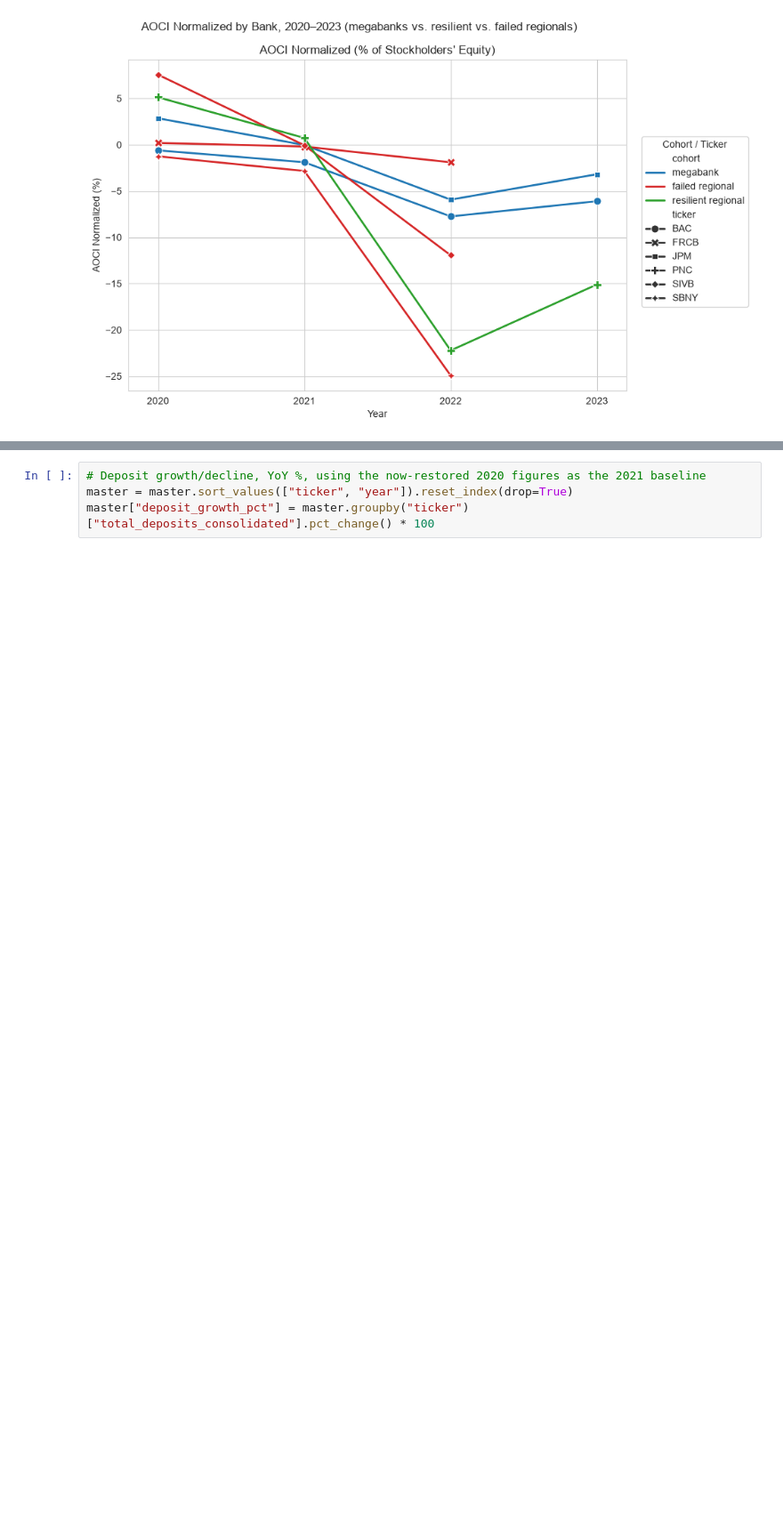
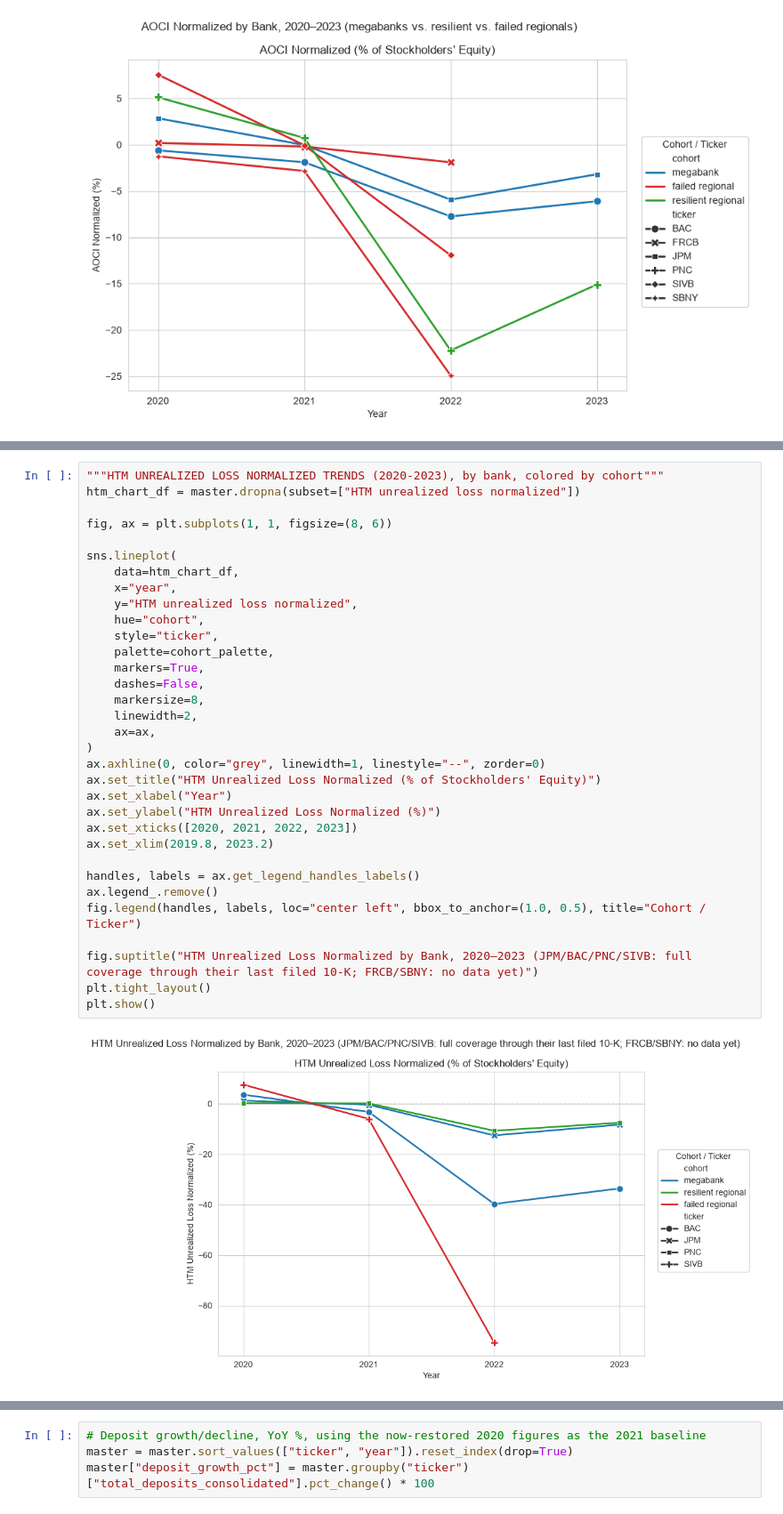
Before and after one commit to odrive881/bank-failure-analysis, a Jupyter notebook: data_analysis.ipynb, the cells around one changed output, grey strips where cells are left out. Shown at 89% size. Saved outputs shown, nothing was run; the diff lists cells and outputs as text; blank space fills up the shorter version.

```diff
--- a/data_analysis.ipynb
+++ b/data_analysis.ipynb
@@ -528,0 +544,35 @@ plt.show()
+# %%
+"""HTM UNREALIZED LOSS NORMALIZED TRENDS (2020-2023), by bank, colored by cohort"""
+htm_chart_df = master.dropna(subset=["HTM unrealized loss normalized"])
+
+fig, ax = plt.subplots(1, 1, figsize=(8, 6))
+
+sns.lineplot(
+    data=htm_chart_df,
+    x="year",
+    y="HTM unrealized loss normalized",
+    hue="cohort",
+    style="ticker",
+    palette=cohort_palette,
+    markers=True,
+    dashes=False,
+    markersize=8,
+    linewidth=2,
+    ax=ax,
+)
+ax.axhline(0, color="grey", linewidth=1, linestyle="--", zorder=0)
+ax.set_title("HTM Unrealized Loss Normalized (% of Stockholders' Equity)")
+ax.set_xlabel("Year")
+ax.set_ylabel("HTM Unrealized Loss Normalized (%)")
+ax.set_xticks([2020, 2021, 2022, 2023])
+ax.set_xlim(2019.8, 2023.2)
+
+handles, labels = ax.get_legend_handles_labels()
+ax.legend_.remove()
+fig.legend(handles, labels, loc="center left", bbox_to_anchor=(1.0, 0.5), title="Cohort / Ticker")
+
+fig.suptitle("HTM Unrealized Loss Normalized by Bank, 2020–2023 (JPM/BAC/PNC/SIVB: full coverage through their last filed 10-K; FRCB/SBNY: no data yet)")
+plt.tight_layout()
+plt.show()
+# %% [output]
+[figure, added]
```
Also changed, not shown: parts of 16 cells of this notebook, 8 other files.
